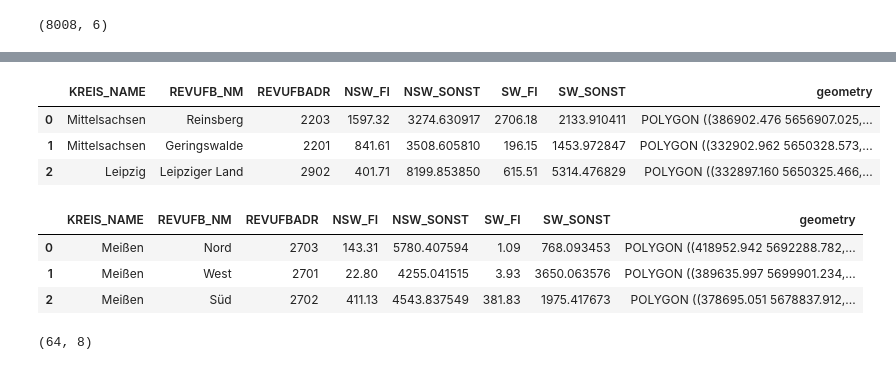
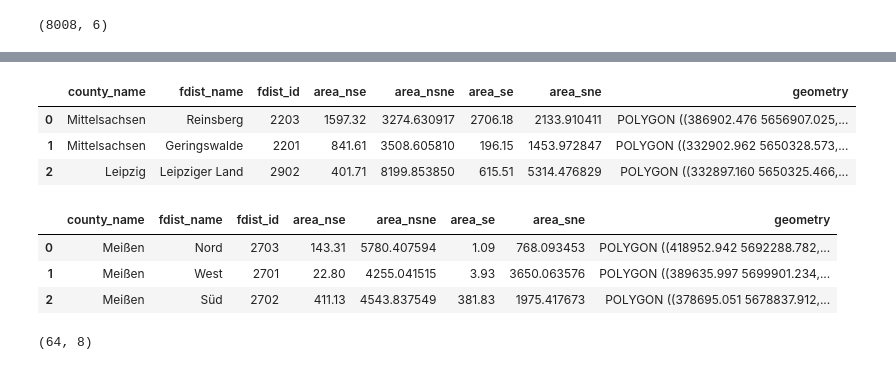
Before and after one commit to ho-ya/Bark_Beetle_Sachsenforst, a Jupyter notebook: 1_Data_Aggregation.ipynb, the cells around one changed output, grey strips where cells are left out. Saved outputs shown, nothing was run; the diff lists cells and outputs as text; code cells hidden in the pictures.

```diff
--- a/1_Data_Aggregation.ipynb
+++ b/1_Data_Aggregation.ipynb
@@ -13,4 +13,6 @@ import re
 
 import warnings
 warnings.filterwarnings('ignore')
+
+pd.options.display.max_columns= None
 # %%
@@ -102,9 +117,14 @@ For the remaining forestry districts we need to distinguish between the old bord
 # %%
 # load in the first shape file as a geopandas geodataframe
-districts_new = gpd.read_file(r'data_raw/shape/ufb_rev_wald_teil.shp', encoding='utf-8')
+districts_new = gpd.read_file(r'data_raw/shape/ufb_rev_wald_teil.shp',
+                              encoding='utf-8')
+
+# gpd.read_file has no 'names' argument, so we still need to change the column names after reading
+districts_new.columns=['county_name', 'fdist_name', 'fdist_id', 'area_nse',
+                                     'area_nsne', 'area_se', 'area_sne', 'geometry']
 districts_new.head(3)
 # %% [output]
-|  | KREIS_NAME | REVUFB_NM | REVUFBADR | NSW_FI | NSW_SONST | SW_FI | SW_SONST | geometry |
+|  | county_name | fdist_name | fdist_id | area_nse | area_nsne | area_se | area_sne | geometry |
 | 0 | Mittelsachsen | Reinsberg | 2203 | 1597.32 | 3274.630917 | 2706.18 | 2133.910411 | POLYGON ((386902.476 5656907.025,... |
 | 1 | Mittelsachsen | Geringswalde | 2201 | 841.61 | 3508.605810 | 196.15 | 1453.972847 | POLYGON ((332902.962 5650328.573,... |
 | 2 | Leipzig | Leipziger Land | 2902 | 401.71 | 8199.853850 | 615.51 | 5314.476829 | POLYGON ((332897.160 5650325.466,... |
@@ -111,10 +140,15 @@ districts_new.head(3)
 # %%
 # load in the second shape file as a geopandas geodataframe
-districts_old = gpd.read_file(r'data_raw/shape/ufb_rev_vorUmstrukturierungen.shp', encoding='utf-8')
+districts_old = gpd.read_file(r'data_raw/shape/ufb_rev_vorUmstrukturierungen.shp',
+                              encoding='utf-8')
+
+# gpd.read_file has no 'names' argument, so we still need to change the column names after reading
+districts_old.columns=['county_name', 'fdist_name', 'fdist_id', 'area_nse',
+                                     'area_nsne', 'area_se', 'area_sne', 'geometry']
 
 districts_old.head(3)
 # %% [output]
-|  | KREIS_NAME | REVUFB_NM | REVUFBADR | NSW_FI | NSW_SONST | SW_FI | SW_SONST | geometry |
+|  | county_name | fdist_name | fdist_id | area_nse | area_nsne | area_se | area_sne | geometry |
 | 0 | Meißen | Nord | 2703 | 143.31 | 5780.407594 | 1.09 | 768.093453 | POLYGON ((418952.942 5692288.782,... |
 | 1 | Meißen | West | 2701 | 22.80 | 4255.041515 | 3.93 | 3650.063576 | POLYGON ((389635.997 5699901.234,... |
 | 2 | Meißen | Süd | 2702 | 411.13 | 4543.837549 | 381.83 | 1975.417673 | POLYGON ((378695.051 5678837.912,... |
```
Also changed, not shown: parts of 43 cells of this notebook.
